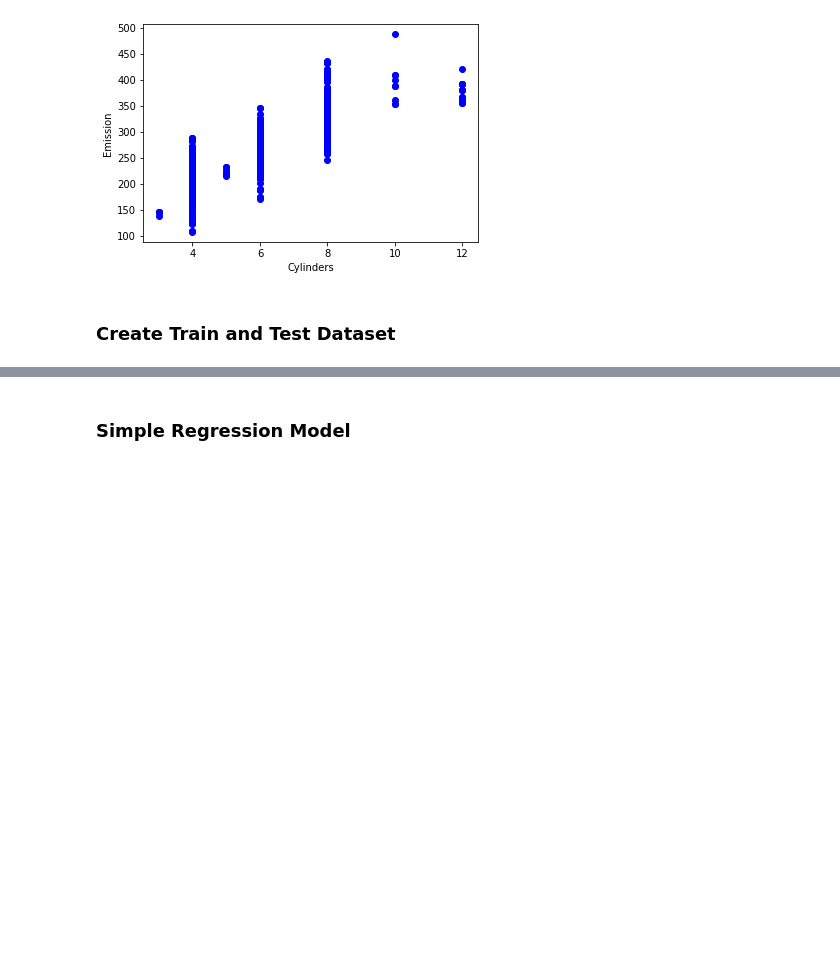
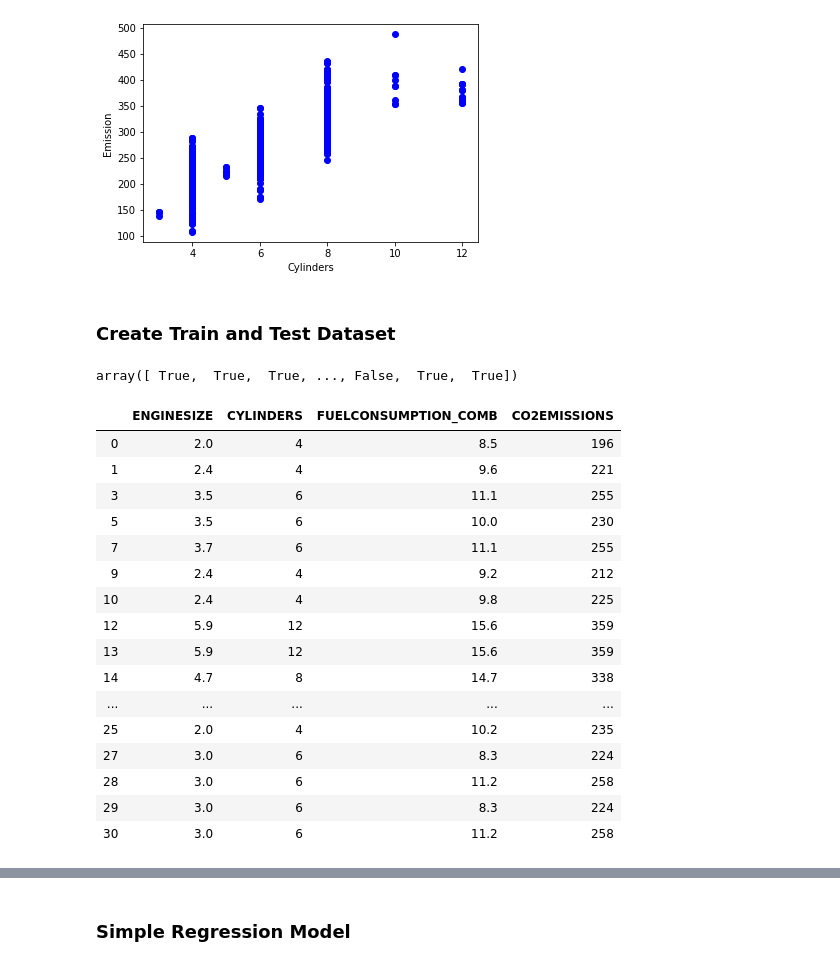
Before and after one commit to stivenramireza/machine-learning-models, a Jupyter notebook: regression/simple_linear_regression.ipynb, the cells around one changed output, grey strips where cells are left out. Drawn from its saved outputs; the diff is of its cells as text; code cells hidden in the pictures; blank space fills up the shorter version.

```diff
--- a/regression/simple_linear_regression.ipynb
+++ b/regression/simple_linear_regression.ipynb
@@ -94,5 +94,27 @@ plt.show()
 ### Create Train and Test Dataset
 # %%
 msk = np.random.rand(len(df)) < 0.8
-train = cdf[msk]
-test = cdf[~msk]
+msk
+# %% [output]
+array([ True,  True,  True, ..., False,  True,  True])
+# %%
+train = cdf[msk]
+train.head(24)
+# %% [output]
+|  | ENGINESIZE | CYLINDERS | FUELCONSUMPTION_COMB | CO2EMISSIONS |
+| 0 | 2.0 | 4 | 8.5 | 196 |
+| 1 | 2.4 | 4 | 9.6 | 221 |
+| 3 | 3.5 | 6 | 11.1 | 255 |
+| 5 | 3.5 | 6 | 10.0 | 230 |
+| 7 | 3.7 | 6 | 11.1 | 255 |
+| 9 | 2.4 | 4 | 9.2 | 212 |
+| 10 | 2.4 | 4 | 9.8 | 225 |
+| 12 | 5.9 | 12 | 15.6 | 359 |
+| 13 | 5.9 | 12 | 15.6 | 359 |
+| 14 | 4.7 | 8 | 14.7 | 338 |
+| ... | ... | ... | ... | ... |
+| 25 | 2.0 | 4 | 10.2 | 235 |
+| 27 | 3.0 | 6 | 8.3 | 224 |
+| 28 | 3.0 | 6 | 11.2 | 258 |
+| 29 | 3.0 | 6 | 8.3 | 224 |
+| 30 | 3.0 | 6 | 11.2 | 258 |
```
Also changed, not shown: parts of 5 cells of this notebook.
